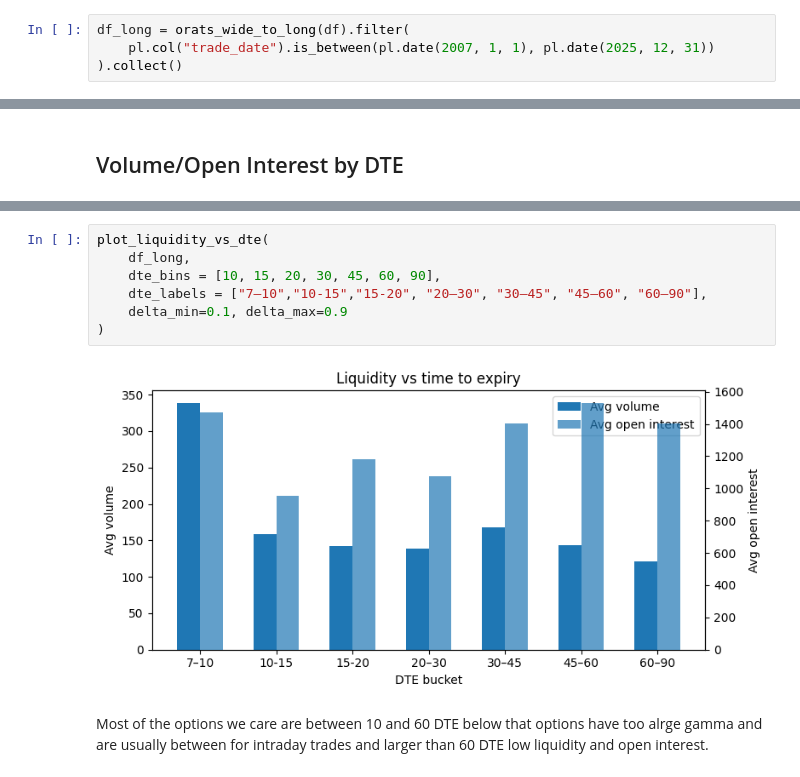
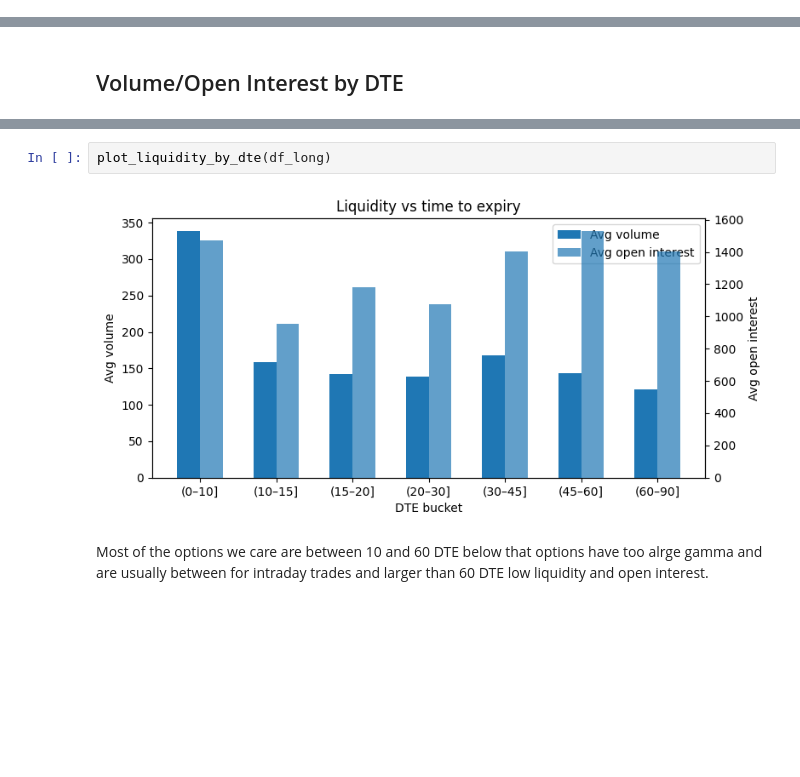
Before and after one commit to anthonymakarewicz/volatility-trading, a Jupyter notebook: notebooks/orats_spx_panel_eda_validation.ipynb, the cells around one changed output, grey strips where cells are left out. Saved outputs shown, nothing was run; the diff lists cells and outputs as text; blank space fills up the shorter version.

Commit message:
Refactored  plot for volume/OI into orats_qc_plotting.py

```diff
--- a/notebooks/orats_spx_panel_eda_validation.ipynb
+++ b/notebooks/orats_spx_panel_eda_validation.ipynb
@@ -1027,8 +1030,4 @@ Therefore:
 
 To make this concrete, we first visualise how **liquidity (volume / open interest)**
 is distributed across moneyness and maturity.
-# %%
-df_long = orats_wide_to_long(df).filter(
-    pl.col("trade_date").is_between(pl.date(2007, 1, 1), pl.date(2025, 12, 31))
-).collect()
 # %% [markdown]
@@ -1140,12 +1044,7 @@ def plot_liquidity_vs_dte(
 # %%
-plot_liquidity_vs_dte(
-    df_long,
-    dte_bins = [10, 15, 20, 30, 45, 60, 90],
-    dte_labels = ["7–10","10-15","15-20", "20–30", "30–45", "45–60", "60–90"],
-    delta_min=0.1, delta_max=0.9
-)
+plot_liquidity_by_dte(df_long)
 # %% [output]
-[figure, old version]
+[figure, new version]
 # %% [markdown]
 Most of the options we care are between 10 and 60 DTE below that options have too alrge gamma and are usually between for intraday trades and larger than 60 DTE low liquidity and open interest.
 # %% [markdown]
```
Also changed, not shown: parts of 17 cells of this notebook, 2 other files.
